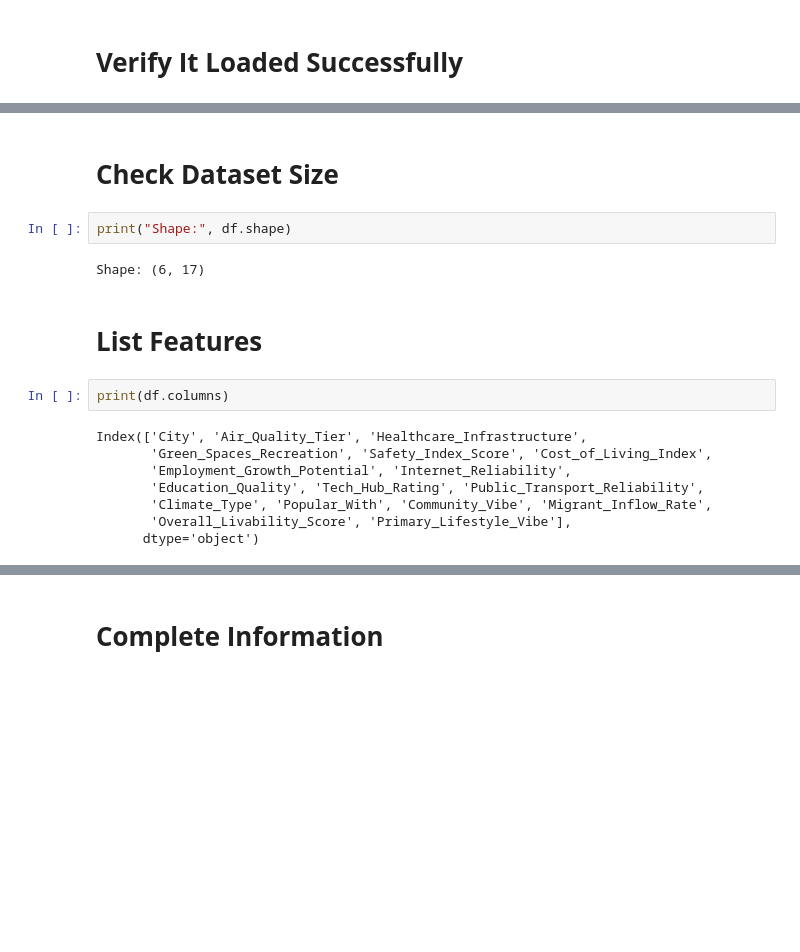
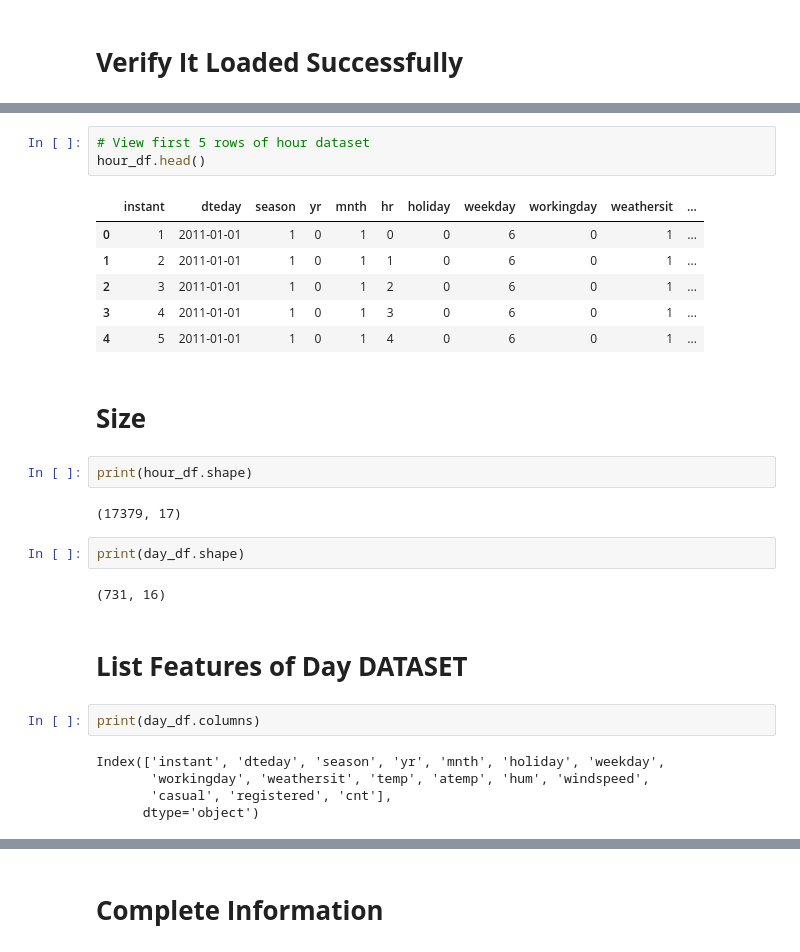
Before and after one commit to Shehriyarrkhann/AI-LABS, a Jupyter notebook: Dataset.ipynb, the cells around one changed output, grey strips where cells are left out. Saved outputs shown, nothing was run; the diff lists cells and outputs as text; blank space fills up the shorter version.

```diff
--- a/Dataset.ipynb
+++ b/Dataset.ipynb
@@ -38,18 +43,29 @@ df.head(6)
+# %%
+# View first 5 rows of hour dataset
+hour_df.head()
+# %% [output]
+|  | instant | dteday | season | yr | mnth | hr | holiday | weekday | workingday | weathersit | ... |
+| 0 | 1 | 2011-01-01 | 1 | 0 | 1 | 0 | 0 | 6 | 0 | 1 | ... |
+| 1 | 2 | 2011-01-01 | 1 | 0 | 1 | 1 | 0 | 6 | 0 | 1 | ... |
+| 2 | 3 | 2011-01-01 | 1 | 0 | 1 | 2 | 0 | 6 | 0 | 1 | ... |
+| 3 | 4 | 2011-01-01 | 1 | 0 | 1 | 3 | 0 | 6 | 0 | 1 | ... |
+| 4 | 5 | 2011-01-01 | 1 | 0 | 1 | 4 | 0 | 6 | 0 | 1 | ... |
 # %% [markdown]
-# **Check Dataset Size**
+# **Size**
 # %%
-print("Shape:", df.shape)
+print(hour_df.shape)
 # %% [output]
-Shape: (6, 17)
+(17379, 17)
+# %%
+print(day_df.shape)
+# %% [output]
+(731, 16)
 # %% [markdown]
-# **List Features**
+# **List Features of Day DATASET**
 # %%
-print(df.columns)
+print(day_df.columns)
 # %% [output]
-Index(['City', 'Air_Quality_Tier', 'Healthcare_Infrastructure',
-       'Green_Spaces_Recreation', 'Safety_Index_Score', 'Cost_of_Living_Index',
-       'Employment_Growth_Potential', 'Internet_Reliability',
-       'Education_Quality', 'Tech_Hub_Rating', 'Public_Transport_Reliability',
-       'Climate_Type', 'Popular_With', 'Community_Vibe', 'Migrant_Inflow_Rate',
-       'Overall_Livability_Score', 'Primary_Lifestyle_Vibe'],
+Index(['instant', 'dteday', 'season', 'yr', 'mnth', 'holiday', 'weekday',
+       'workingday', 'weathersit', 'temp', 'atemp', 'hum', 'windspeed',
+       'casual', 'registered', 'cnt'],
       dtype='object')
```
Also changed, not shown: parts of 66 cells of this notebook.
